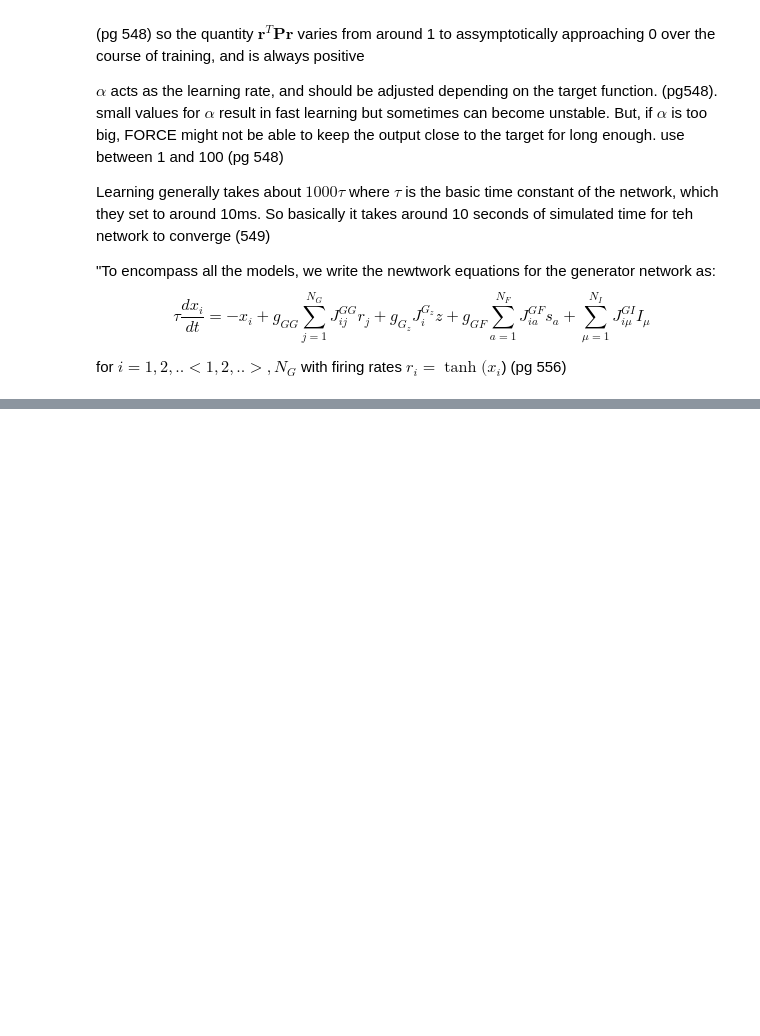
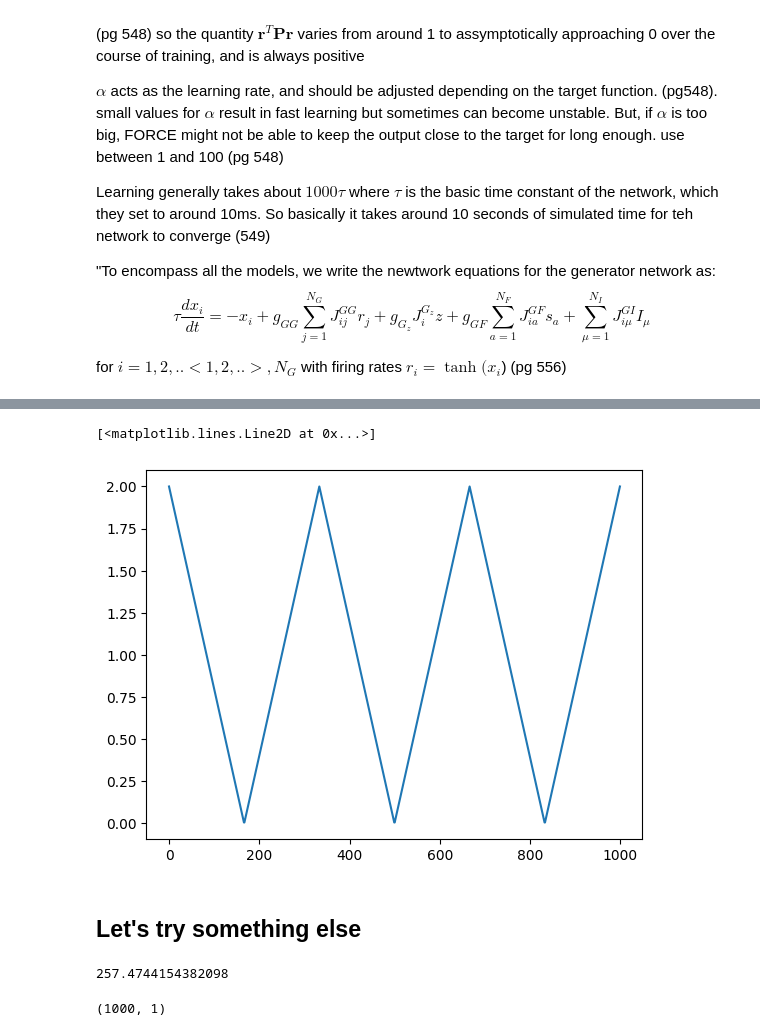
Before and after one commit to CEBangu/MOD_201, a Jupyter notebook: MOD201 final_report/final_report.ipynb, the cells around one changed output, grey strips where cells are left out. Drawn from its saved outputs; the diff is of its cells as text; code cells hidden in the pictures; blank space fills up the shorter version.

```diff
--- a/MOD201 final_report/final_report.ipynb
+++ b/MOD201 final_report/final_report.ipynb
@@ -92,0 +145,16 @@ def
+# %%
+plt.plot(triangle)
+# %% [output]
+[<matplotlib.lines.Line2D at 0x...>]
+[figure, added]
+# %% [markdown]
+## Let's try something else
+# %%
+w = np.random.rand(1000,1)
+r = np.random.rand(1000,1)
+
+output = w.T @ r
+
+output[0][0]
+# %% [output]
+257.4744154382098
@@ -92,0 +168,4 @@ def
+# %%
+updated_weight.shape
+# %% [output]
+(1000, 1)
```
Also changed, not shown: parts of 25 cells of this notebook.
